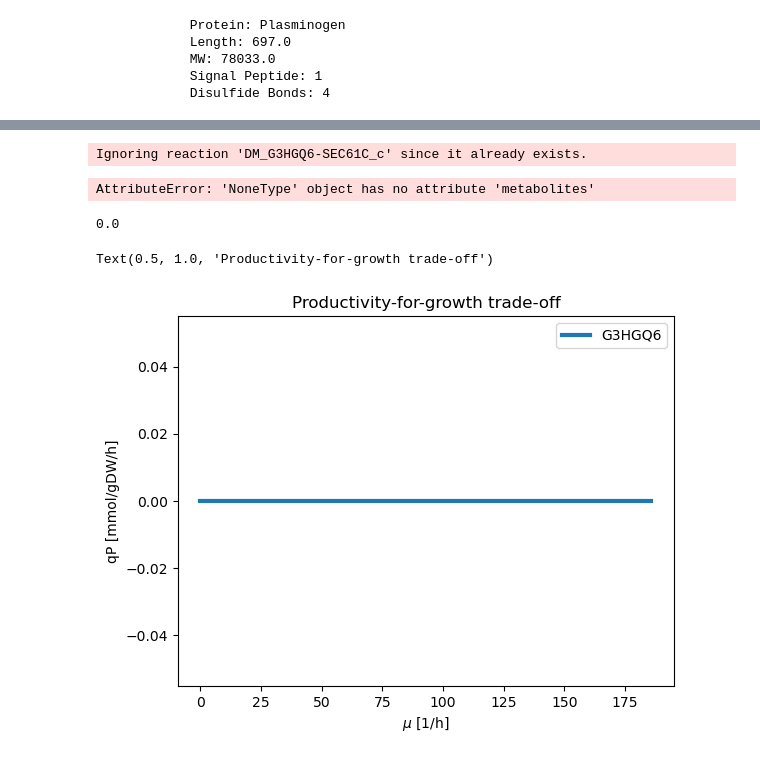
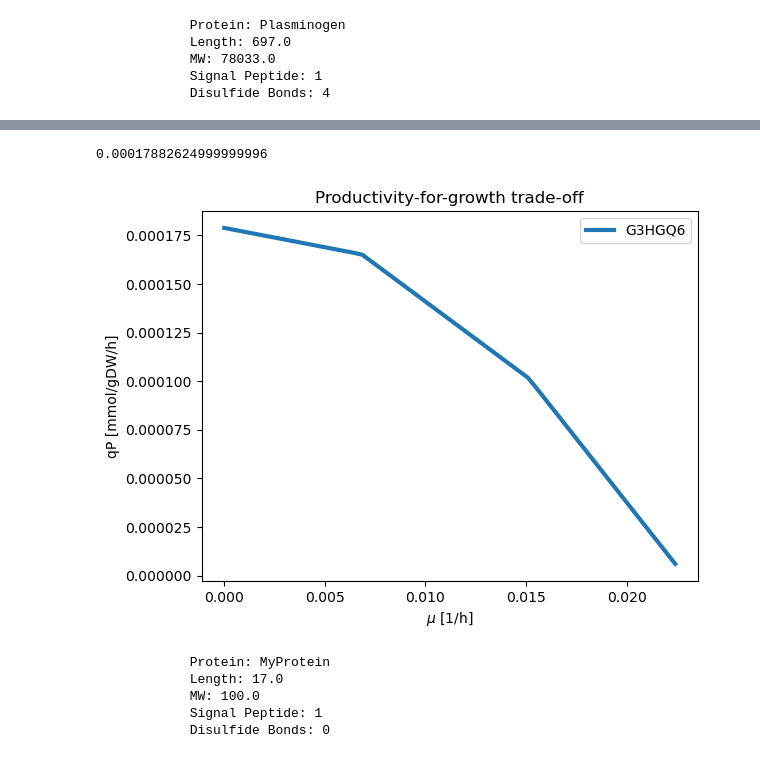
Before and after one commit to pablodig/secRecon-Secretory-Pathway-Reconstruction, a Jupyter notebook: Sec_Recon_Reactions.ipynb, the cells around one changed output, grey strips where cells are left out. Cells and saved outputs as stored; diff of their text form; code cells hidden in the pictures.

Commit message:
Update on SECRecon Builder

```diff
--- a/Sec_Recon_Reactions.ipynb
+++ b/Sec_Recon_Reactions.ipynb
@@ -36,7 +36,8 @@ sec_reactions_sheet = 'Reactions'
 sec_reactions = sec_recon_gsheet_file.read_google_sheet(sec_reactions_sheet)
 # %%
 # Load model
-model = load_json_model('Models/iCHO3595.json')
+model = read_sbml_model('Models/iCHOv1_final.xml')
+#model = load_json_model('Models/iCHO3595.json')
 # %%
 # Sec Recon Reaction Files
 rxnFormula = list(sec_reactions['Reaction Formula'])
@@ -102,7 +98,0 @@ rxns
-# %%
-import iCHO2048s_Builder
-import cobra
-model = cobra.io.load_matlab_model('iCHOv1.mat')
-entryID = 'G3HGQ6'
-# Generate lists for reactions (rxns), reaction names (rxnNames), and Gene-Protein-Reactions (GPRs)
-[rxns, rxnNames, GPRs] = iCHO2048s_Builder.generateProteinSpecificRxns_A(entryID)
@@ -187,38 +134,50 @@ secretory_model.reactions.SRP
-# %%
-# Set the objective to secretion of target protein
-sreaction = Reaction('DM_G3HGQ6-SEC61C_c')
-secretory_model.add_reactions([sreaction])
-sreaction.name = 'Demand for G3HGQ6-SEC61C_c '
-sreaction.lower_bound = 0.
-sreaction.upper_bound = 1000.
-sreaction.build_reaction_from_string('G3HGQ6-SEC61C_c -->')
-secretory_model.add_reactions([sreaction])
-# %% [output]
-Ignoring reaction 'DM_G3HGQ6-SEC61C_c' since it already exists.
-AttributeError: 'NoneType' object has no attribute 'metabolites'
 # %%
 secretory_model.objective = entryID + '_Final_demand'
 secretory_model.slim_optimize() # mmol of target protein/gDW/h
 # %% [output]
-0.0
+0.00017882624999999996
 # %%
 
 # Plot Pareto frontier of secretion-for-growth trade-off
-secretory_model.objective = 'biomass_cho_prod'
+secretory_model.objective = 'biomass_cho_producing'
 max_growth = secretory_model.slim_optimize()
 secretory_model.objective = entryID + '_Final_demand'
 steps = 50
 x = [max_growth/steps * i for i in range(steps)]
 y = [0] * len(x)
 for n in range(steps):
     mu_constraint = x[n]
-    secretory_model.reactions.get_by_id('biomass_cho_prod').lower_bound = mu_constraint
+    secretory_model.reactions.get_by_id('biomass_cho_producing').lower_bound = mu_constraint
     y[n] = secretory_model.slim_optimize()
 plt.plot(x,y,linewidth=3,label=entryID)
 plt.legend()
 plt.xlabel('$\mu$ [1/h]')
 plt.ylabel('qP [mmol/gDW/h]')
 plt.title('Productivity-for-growth trade-off')
+plt.savefig('modeling_plots/productivity_for_growth_tradeoff.png', format='png', dpi=300)
+plt.show()
 # %% [output]
-Text(0.5, 1.0, 'Productivity-for-growth trade-off')
-[figure, old version]
+[figure, new version]
+# %%
+## Fill in the PSIV of your protein here ##
+# The format must be PSIV = ['Protein names', 'Length', 'Mass', 'SP', 'DSB', 'GPI', 'NG', 'OG', 'TMD', 'Location', 'Sequence']
+# Example: PSIV = ['MyProtein','MAHFRTEYPNVCWQGED',100.0,'1','0','0','0','0','[e]']
+##PSIV = []
+
+entryID = 'Q15U'
+PSIV = ['MyProtein',17,100.0,'1','0','0','0','0','0','[e]','MAHFRTEYPNVCWQGED']
+builder_2 = iCHOSEC_Builder(PSIV=PSIV,
+                          entryID=entryID,
+                          rxnPathway=rxnPathway,
+                          rxnFormula=rxnFormula,
+                          rxnAbbreviation=rxnAbbreviation,
+                          rxnConditions=rxnConditions,
+                          rxnGPR=rxnGPR,
+                          rxnComponents = rxnComponents
+                         )
+# %% [output]
+            Protein: MyProtein
+            Length: 17.0
+            MW: 100.0
+            Signal Peptide: 1
+            Disulfide Bonds: 0
```
Also changed, not shown: parts of 10 cells of this notebook, 3 other files.
